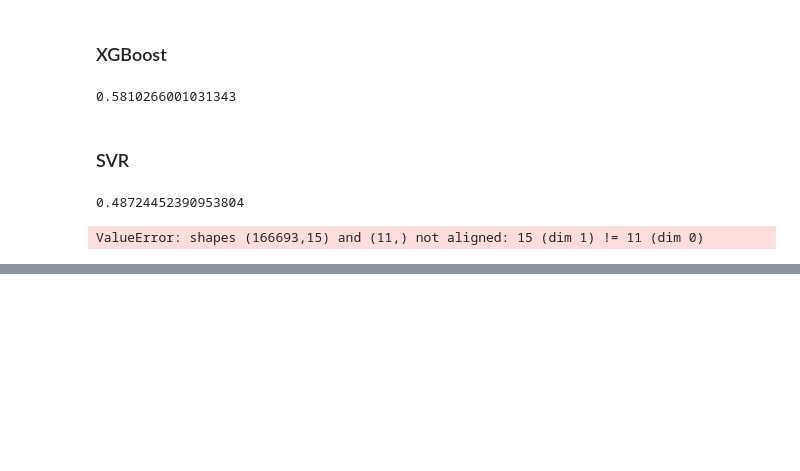
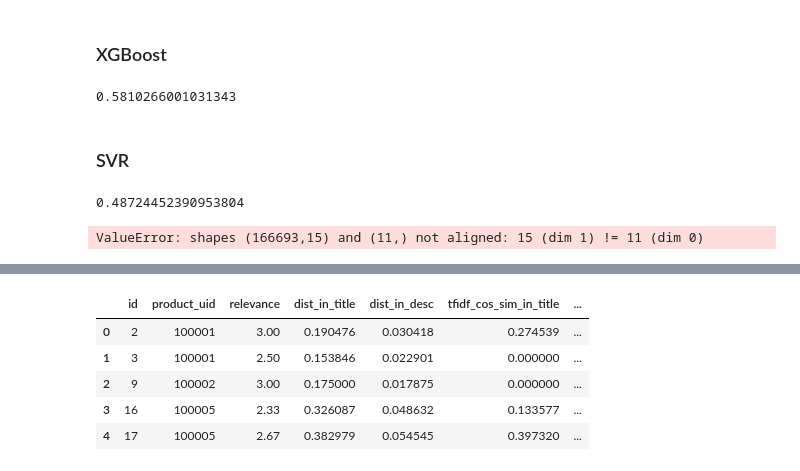
Before and after one commit to CarsonChen1129/HomeDepotKaggle, a Jupyter notebook: Main.ipynb, the cells around one changed output, grey strips where cells are left out. Saved outputs shown, nothing was run; the diff lists cells and outputs as text; code cells hidden in the pictures; blank space fills up the shorter version.

```diff
--- a/Main.ipynb
+++ b/Main.ipynb
@@ -371,0 +546,5 @@ ValueError: shapes (166693,15) and (11,) not aligned: 15 (dim 1) != 11 (dim 0)
+# %%
+# Load nltk tokenizer
+tokenizer = nltk.data.load('tokenizers/punkt/english.pickle')
+# Convert all texts into a list of sentences, and then convert to be a list of words
+sentences = []
@@ -371,0 +563,47 @@ ValueError: shapes (166693,15) and (11,) not aligned: 15 (dim 1) != 11 (dim 0)
+# %%
+def get_vector(text):
+    '''
+    Get the vector representation of input text.
+    :param text: input string
+    :return:
+    '''
+    res = np.zeros([128])
+    count = 0
+    for word in word_tokenize(text):
+        res += model[word]
+        count+=1
+    return res/count
+# %%
+def w2v_cos_sim(text1, text2):
+    '''
+    Calculate cosine similarity between two word vectors.
+    :param text1: input string
+    :param text2: input string
+    :return: cosine similarity
+    '''
+    try:
+        w2v1 = get_vector(text1)
+        w2v2 = get_vector(text2)
+        sim = 1 - spatial.distance.cosine(w2v1, w2v2)
+        return float(sim)
+    except:
+        return float(0)
+# %%
+# calculate cosine similarity between word vector and title
+df_train['w2v_cos_sim_in_title'] = df_train.apply(lambda x: w2v_cos_sim(x['search_term'], x['product_title']), axis=1)
+df_test['w2v_cos_sim_in_title'] = df_test.apply(lambda x: w2v_cos_sim(x['search_term'], x['product_title']), axis=1)
+# # calculate cosine similarity between word vector and description
+df_train['w2v_cos_sim_in_desc'] = df_train.apply(lambda x: w2v_cos_sim(x['search_term'], x['product_description']), axis=1)
+df_test['w2v_cos_sim_in_desc'] = df_test.apply(lambda x: w2v_cos_sim(x['search_term'], x['product_description']), axis=1)
+# # drop unnecessary columns
+df_train = df_train.drop(['search_term','product_title','product_description','all_texts'],axis=1)
+df_test = df_test.drop(['search_term','product_title','product_description','all_texts'],axis=1)
+# %%
+df_train.head()
+# %% [output]
+|  | id | product_uid | relevance | dist_in_title | dist_in_desc | tfidf_cos_sim_in_title | ... |
+| 0 | 2 | 100001 | 3.00 | 0.190476 | 0.030418 | 0.274539 | ... |
+| 1 | 3 | 100001 | 2.50 | 0.153846 | 0.022901 | 0.000000 | ... |
+| 2 | 9 | 100002 | 3.00 | 0.175000 | 0.017875 | 0.000000 | ... |
+| 3 | 16 | 100005 | 2.33 | 0.326087 | 0.048632 | 0.133577 | ... |
+| 4 | 17 | 100005 | 2.67 | 0.382979 | 0.054545 | 0.397320 | ... |
```
Also changed, not shown: parts of 65 cells of this notebook, 3 other files.
